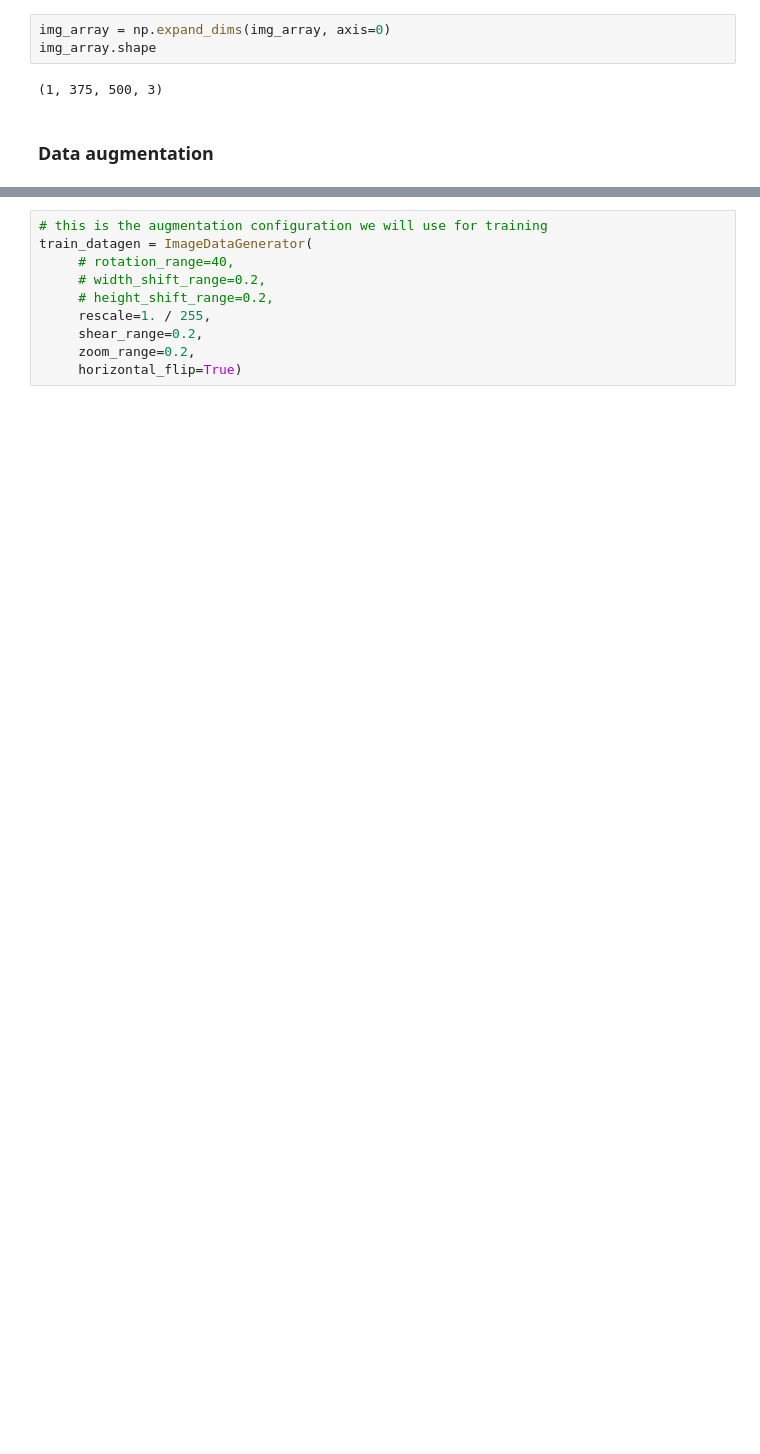
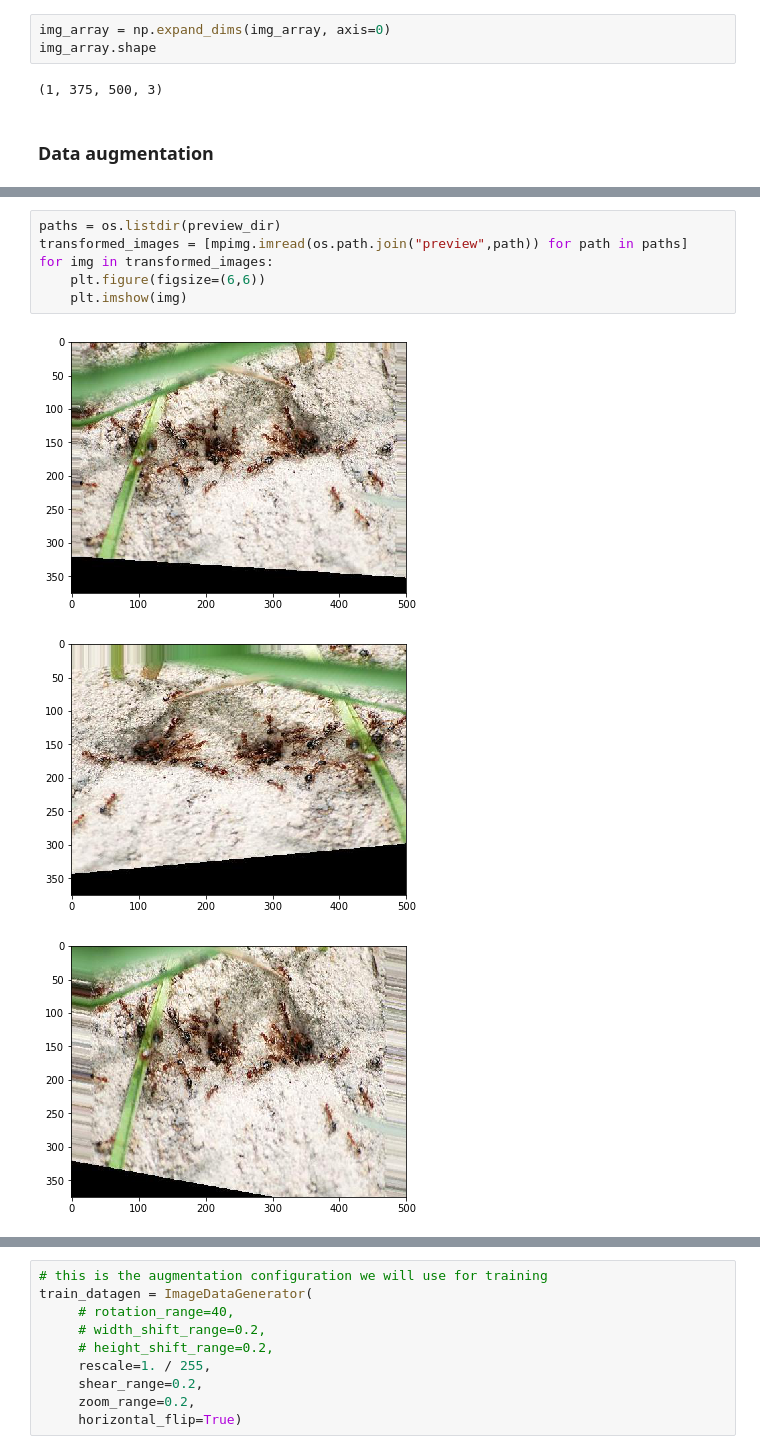
Before and after one commit to skeydan/deeplearning_course, a Jupyter notebook: cnn_keras.ipynb, the cells around one changed output, grey strips where cells are left out. Saved outputs shown, nothing was run; the diff lists cells and outputs as text; blank space fills up the shorter version.

```diff
--- a/cnn_keras.ipynb
+++ b/cnn_keras.ipynb
@@ -145,0 +162,10 @@ for batch in datagen.flow(img_array, batch_size=1,
+# %%
+paths = os.listdir(preview_dir)
+transformed_images = [mpimg.imread(os.path.join("preview",path)) for path in paths]
+for img in transformed_images:
+    plt.figure(figsize=(6,6))
+    plt.imshow(img)
+# %% [output]
+[figure, added]
+[figure, added]
+[figure, added]
```
Also changed, not shown: parts of 25 cells of this notebook, 4 other files.
